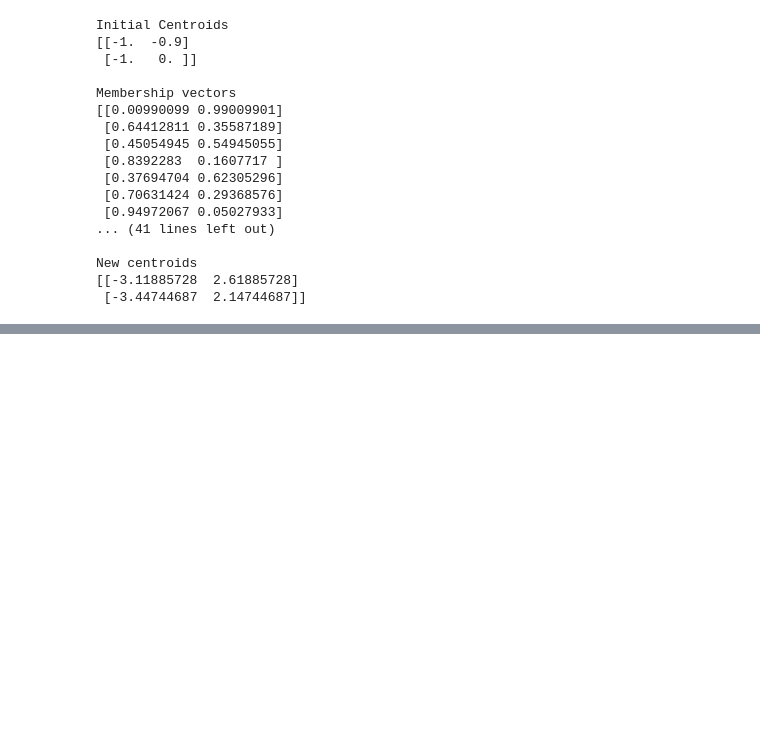
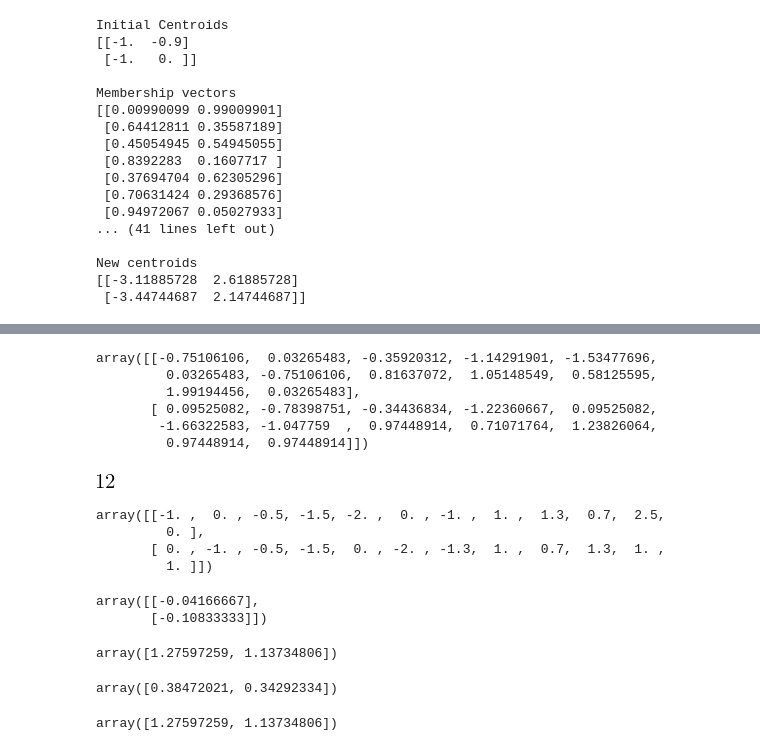
Before and after one commit to sheikhomar/opan, a Jupyter notebook: hw16.ipynb, the cells around one changed output, grey strips where cells are left out. Saved outputs shown, nothing was run; the diff lists cells and outputs as text; code cells hidden in the pictures; blank space fills up the shorter version.

```diff
--- a/hw16.ipynb
+++ b/hw16.ipynb
@@ -227,0 +278,43 @@ New centroids
+# %%
+standardise(X)
+# %% [output]
+array([[-0.75106106,  0.03265483, -0.35920312, -1.14291901, -1.53477696,
+         0.03265483, -0.75106106,  0.81637072,  1.05148549,  0.58125595,
+         1.99194456,  0.03265483],
+       [ 0.09525082, -0.78398751, -0.34436834, -1.22360667,  0.09525082,
+        -1.66322583, -1.047759  ,  0.97448914,  0.71071764,  1.23826064,
+         0.97448914,  0.97448914]])
+# %%
+N = X.shape[1]
+# %%
+N
+# %% [output]
+[figure, added]
+# %%
+X
+# %% [output]
+array([[-1. ,  0. , -0.5, -1.5, -2. ,  0. , -1. ,  1. ,  1.3,  0.7,  2.5,
+         0. ],
+       [ 0. , -1. , -0.5, -1.5,  0. , -2. , -1.3,  1. ,  0.7,  1.3,  1. ,
+         1. ]])
+# %%
+mean = np.mean(X, axis=1).reshape(-1, 1)
+mean
+# %% [output]
+array([[-0.04166667],
+       [-0.10833333]])
+# %%
+np.sqrt(np.sum((X - mean)**2, axis=1) / (N-1))
+# %% [output]
+array([1.27597259, 1.13734806])
+# %%
+1/(N-1) * np.sqrt(np.sum((X - mean)**2, axis=1))
+# %% [output]
+array([0.38472021, 0.34292334])
+# %%
+# In standard statistical practice, ddof=1 provides an unbiased estimator
+# of the variance of the infinite population whereas ddof=0 provides a
+# maximum likelihood estimate of the variance for normally distributed variables.
+np.std(X, axis=1, ddof=1)
+# %% [output]
+array([1.27597259, 1.13734806])
```
Also changed, not shown: parts of 9 cells of this notebook.
